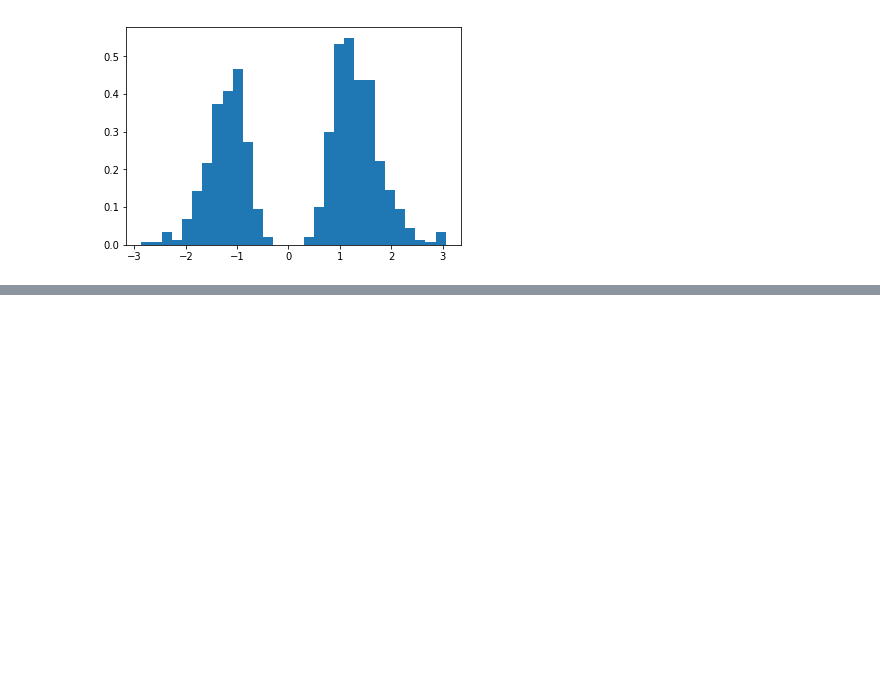
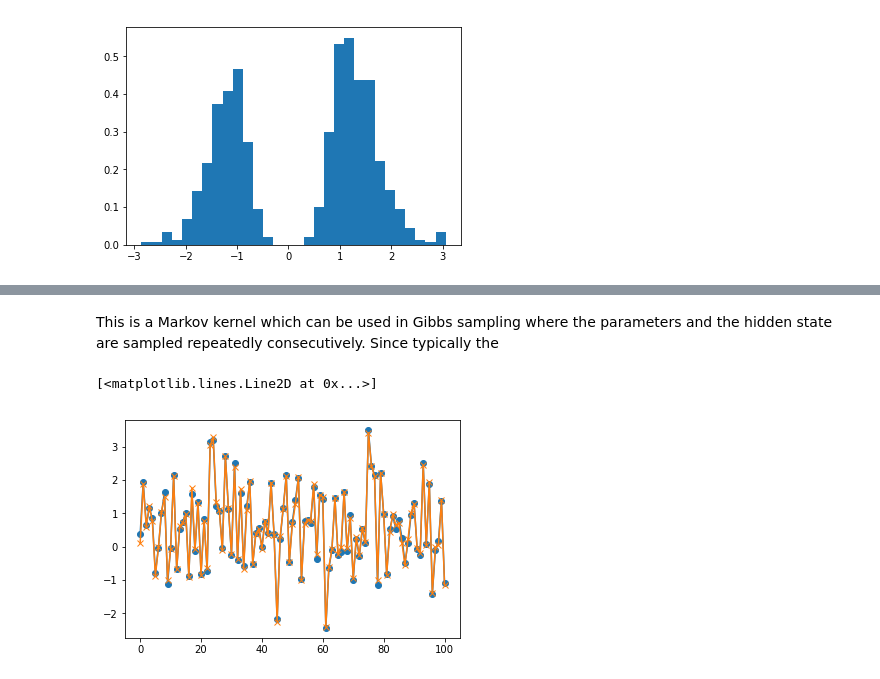
Before and after one commit to cyianor/smc2017, a Jupyter notebook: notebooks/ex4.ipynb, the cells around one changed output, grey strips where cells are left out. Drawn from its saved outputs; the diff is of its cells as text; code cells hidden in the pictures; blank space fills up the shorter version.

```diff
--- a/notebooks/ex4.ipynb
+++ b/notebooks/ex4.ipynb
@@ -145,0 +227,11 @@ ax.hist(pars[500:], normed=True, bins=30);
+# %% [markdown]
+This is a Markov kernel which can be used in Gibbs sampling where the parameters and the hidden state are sampled repeatedly consecutively. Since typically the
+# %%
+xs = fully_adapted_PF(xs_sim, ys_sim, N=20)
+
+fig, ax = plt.subplots()
+ax.plot(xs, 'o-')
+ax.plot(xs_sim, 'x-')
+# %% [output]
+[<matplotlib.lines.Line2D at 0x...>]
+[figure, added]
```
Also changed, not shown: parts of 5 cells of this notebook, 2 other files.
